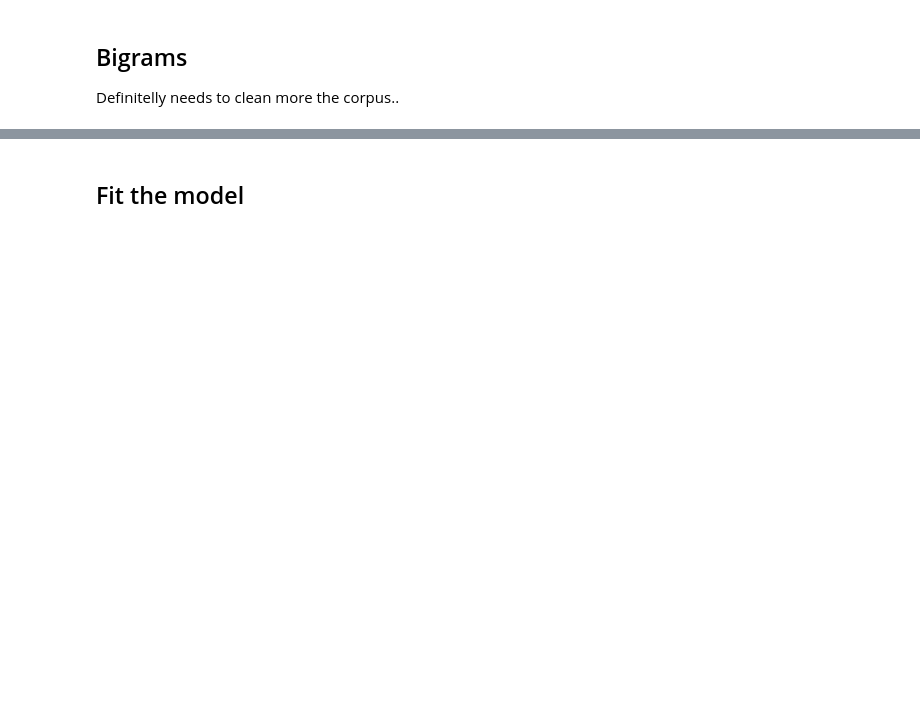
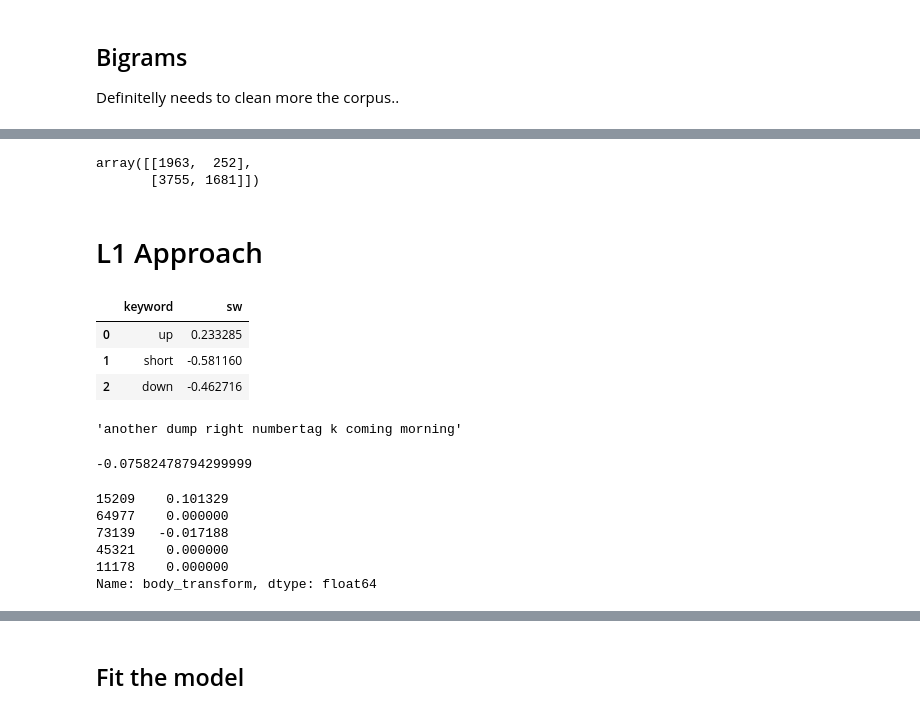
Before and after one commit to thomaspernet/PythonFinanceClass, a Jupyter notebook: SentimentAnalysis.ipynb, the cells around one changed output, grey strips where cells are left out. Saved outputs shown, nothing was run; the diff lists cells and outputs as text; code cells hidden in the pictures; blank space fills up the shorter version.

```diff
--- a/SentimentAnalysis.ipynb
+++ b/SentimentAnalysis.ipynb
@@ -287,0 +386,16 @@ plt.show()
+# %%
+metrics.confusion_matrix(y_test, y_pred_)
+# %% [output]
+array([[1963,  252],
+       [3755, 1681]])
+# %% [markdown]
+# L1 Approach
+# %%
+L1 = pd.read_csv('http://www.thomas-renault.com/l1_lexicon.csv',
+           sep = ";")
+L1.head(3)
+# %% [output]
+|  | keyword | sw |
+| 0 | up | 0.233285 |
+| 1 | short | -0.581160 |
+| 2 | down | -0.462716 |
@@ -287,0 +428,18 @@ plt.show()
+# %%
+X_train.iloc[0]
+# %% [output]
+'another dump right numbertag k coming morning'
+# %%
+sentiment_L1(X_train.iloc[0])
+# %% [output]
+-0.07582478794299999
+# %%
+y_pred = X_test.apply(sentiment_L1)
+y_pred.head()
+# %% [output]
+15209    0.101329
+64977    0.000000
+73139   -0.017188
+45321    0.000000
+11178    0.000000
+Name: body_transform, dtype: float64
```
Also changed, not shown: parts of 76 cells of this notebook.
